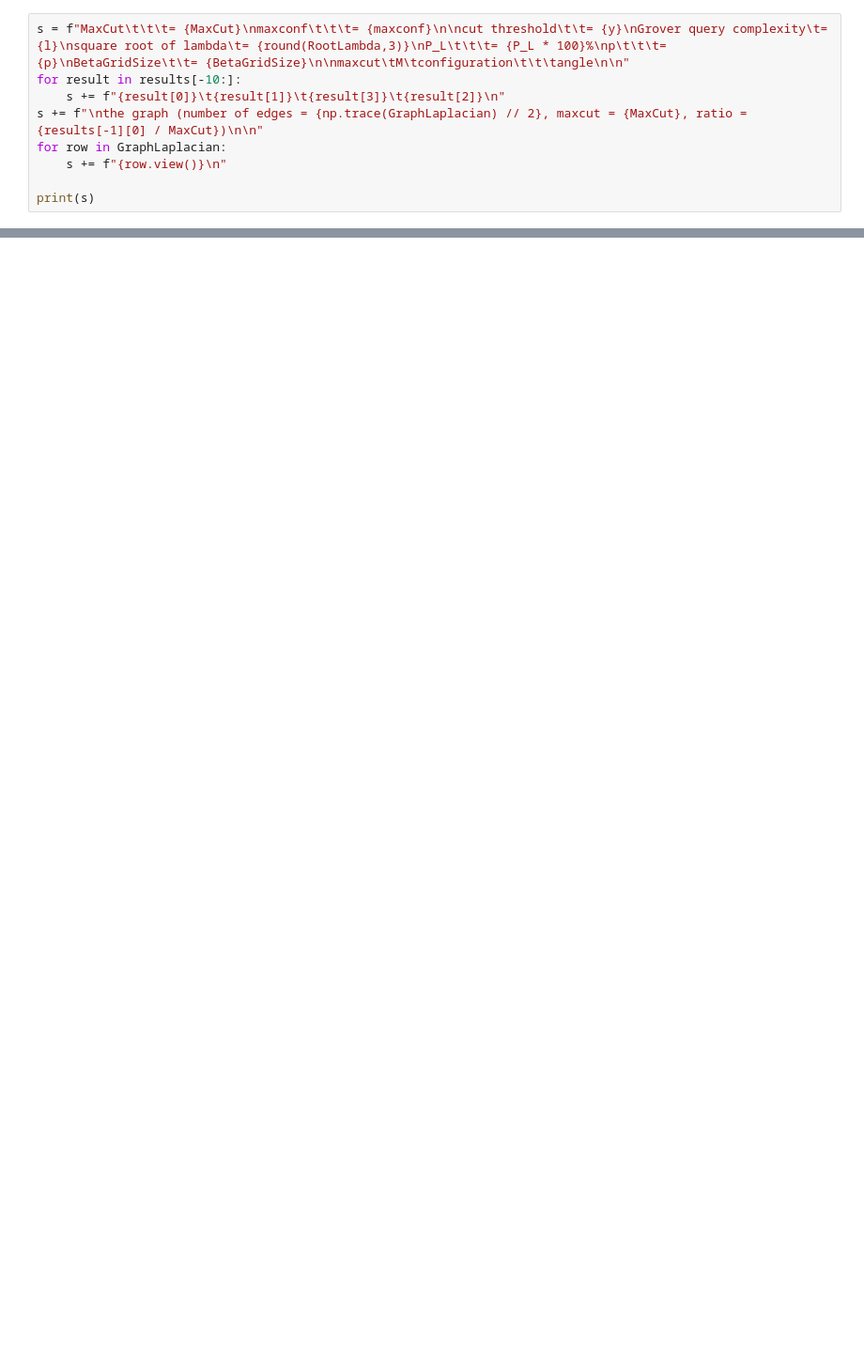
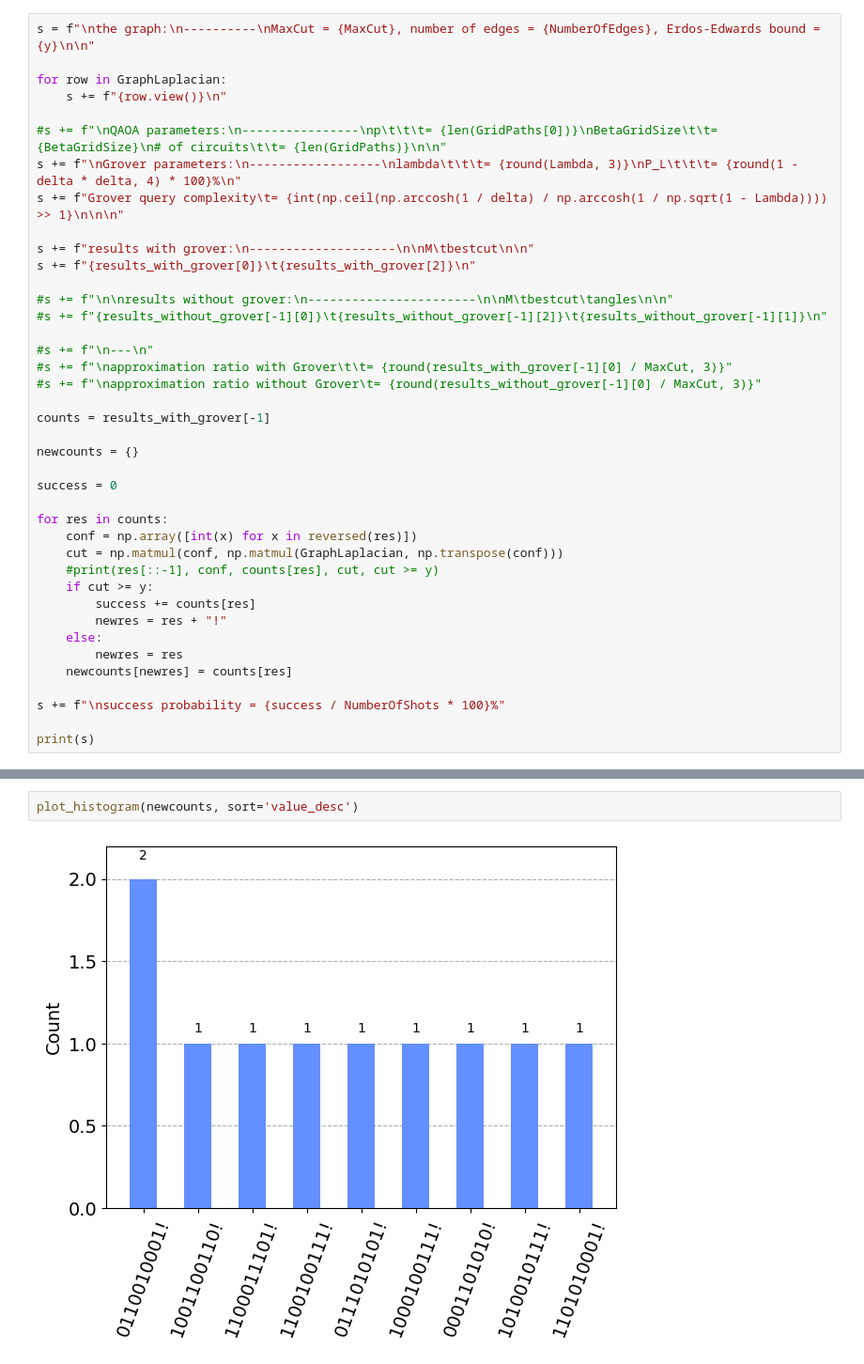
Before and after one commit to hyperrealist/qaoa, a Jupyter notebook: Grover_FPS_for_QAOA.ipynb, the cells around one changed output, grey strips where cells are left out. Shown at 94% size. Saved outputs shown, nothing was run; the diff lists cells and outputs as text; blank space fills up the shorter version.

```diff
--- a/Grover_FPS_for_QAOA.ipynb
+++ b/Grover_FPS_for_QAOA.ipynb
@@ -327,10 +361,41 @@ results.sort(key = lambda x: x[1])
 # %%
-s = f"MaxCut\t\t\t= {MaxCut}\nmaxconf\t\t\t= {maxconf}\n\ncut threshold\t\t= {y}\nGrover query complexity\t= {l}\nsquare root of lambda\t= {round(RootLambda,3)}\nP_L\t\t\t= {P_L * 100}%\np\t\t\t= {p}\nBetaGridSize\t\t= {BetaGridSize}\n\nmaxcut\tM\tconfiguration\t\t\tangle\n\n"
-for result in results[-10:]:
-    s += f"{result[0]}\t{result[1]}\t{result[3]}\t{result[2]}\n"
-s += f"\nthe graph (number of edges = {np.trace(GraphLaplacian) // 2}, maxcut = {MaxCut}, ratio = {results[-1][0] / MaxCut})\n\n"
+s = f"\nthe graph:\n----------\nMaxCut = {MaxCut}, number of edges = {NumberOfEdges}, Erdos-Edwards bound = {y}\n\n"
+
 for row in GraphLaplacian:
     s += f"{row.view()}\n"
 
+#s += f"\nQAOA parameters:\n----------------\np\t\t\t= {len(GridPaths[0])}\nBetaGridSize\t\t= {BetaGridSize}\n# of circuits\t\t= {len(GridPaths)}\n\n"
+s += f"\nGrover parameters:\n------------------\nlambda\t\t\t= {round(Lambda, 3)}\nP_L\t\t\t= {round(1 - delta * delta, 4) * 100}%\n"
+s += f"Grover query complexity\t= {int(np.ceil(np.arccosh(1 / delta) / np.arccosh(1 / np.sqrt(1 - Lambda)))) >> 1}\n\n\n"
+
+s += f"results with grover:\n--------------------\n\nM\tbestcut\n\n"
+s += f"{results_with_grover[0]}\t{results_with_grover[2]}\n"
+
+#s += f"\n\nresults without grover:\n-----------------------\n\nM\tbestcut\tangles\n\n"
+#s += f"{results_without_grover[-1][0]}\t{results_without_grover[-1][2]}\t{results_without_grover[-1][1]}\n"
+
+#s += f"\n---\n"
+#s += f"\napproximation ratio with Grover\t\t= {round(results_with_grover[-1][0] / MaxCut, 3)}"
+#s += f"\napproximation ratio without Grover\t= {round(results_without_grover[-1][0] / MaxCut, 3)}"
+
+counts = results_with_grover[-1]
+
+newcounts = {}
+
+success = 0
+
+for res in counts:
+    conf = np.array([int(x) for x in reversed(res)])
+    cut = np.matmul(conf, np.matmul(GraphLaplacian, np.transpose(conf)))
+    #print(res[::-1], conf, counts[res], cut, cut >= y)
+    if cut >= y:
+        success += counts[res]
+        newres = res + "!"
+    else:
+        newres = res
+    newcounts[newres] = counts[res]
+
+s += f"\nsuccess probability = {success / NumberOfShots * 100}%"
+
 print(s)
 # %% [output]
@@ -353,0 +419,4 @@ maxcut  M       configuration                   angle
+# %%
+plot_histogram(newcounts, sort='value_desc')
+# %% [output]
+[figure, added]
```
Also changed, not shown: parts of 32 cells of this notebook.
